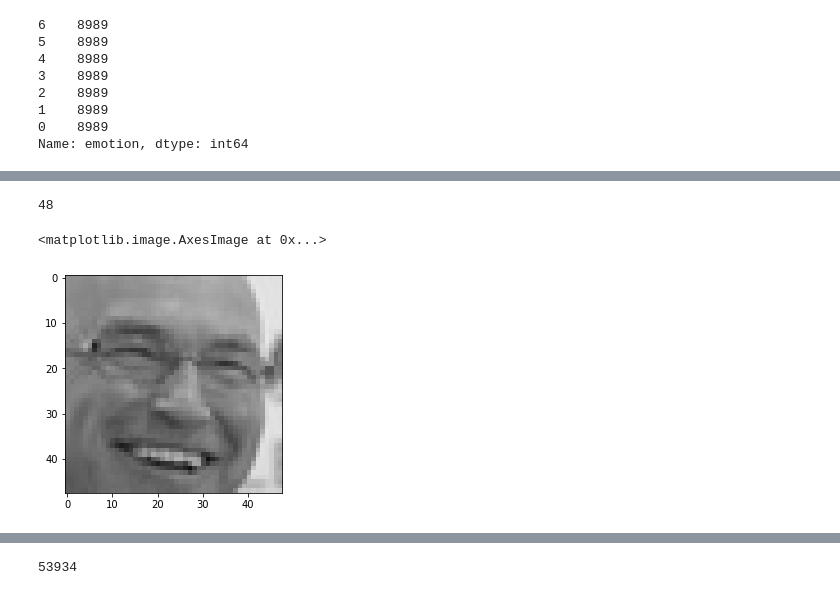
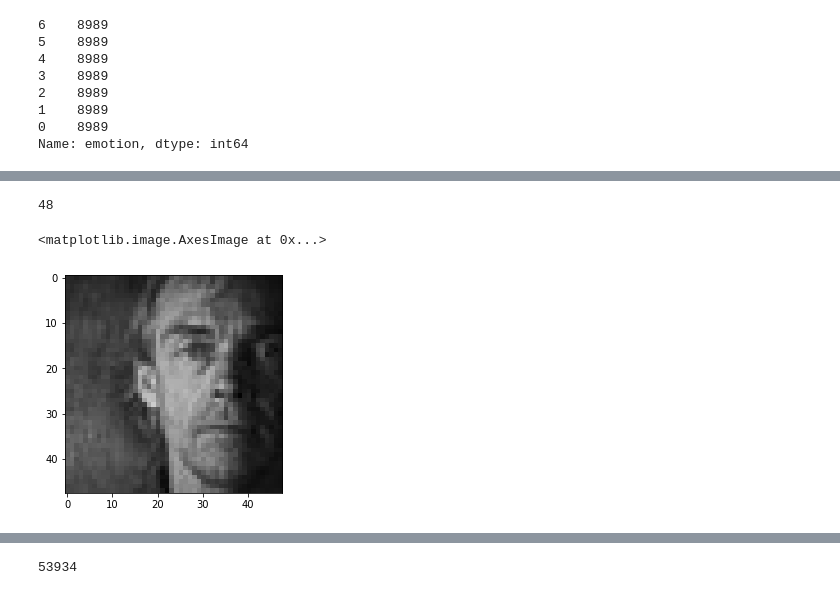
Before and after one commit to Mainakdeb/Facial_Expression_Classifier, a Jupyter notebook: FER_PyTorch.ipynb, the cells around one changed output, grey strips where cells are left out. Saved outputs shown, nothing was run; the diff lists cells and outputs as text; code cells hidden in the pictures.

```diff
--- a/FER_PyTorch.ipynb
+++ b/FER_PyTorch.ipynb
@@ -122,12 +124,12 @@ Sample_pathname=> fer_images/3/62922.jpg
 # %%
-path = 'fer_images/3/62922.jpg' #should be same as as sample pathname
+path = 'fer_images/6/62922.jpg' #should be same as as sample pathname
 img2 = cv2.imread(path)
 print(len(img2))
 plt.imshow(img2)
 # %% [output]
 48
 <matplotlib.image.AxesImage at 0x...>
-[figure, old version]
+[figure, new version]
 # %%
 !pip install augmentor
 # %% [output]
```
Also changed, not shown: parts of 12 cells of this notebook.
